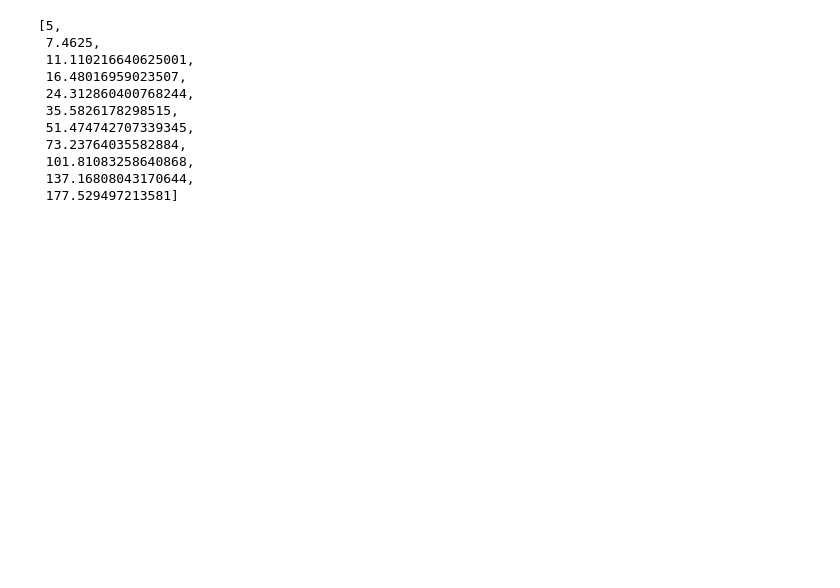
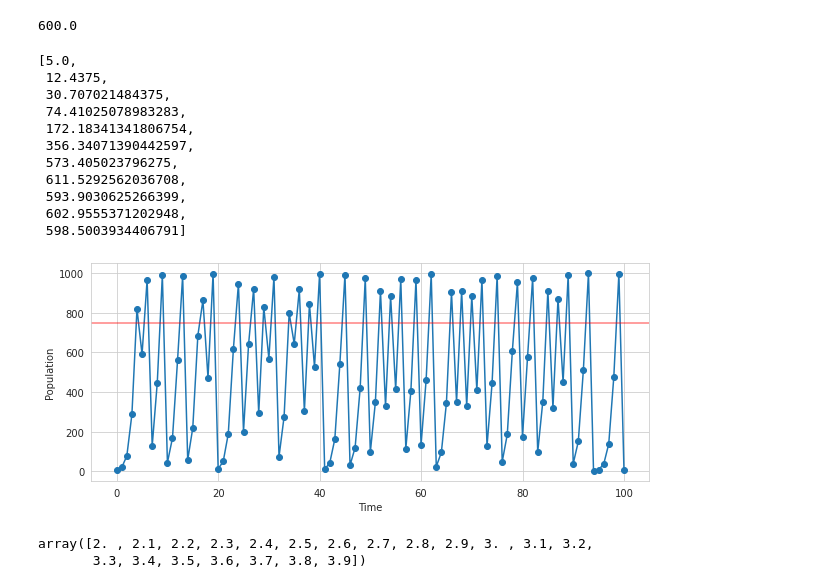
Before and after one commit to MartyWeissman/PythonForMathematics, a Jupyter notebook: Math152_Feb4_2021.ipynb, the cells around one changed output. Saved outputs shown, nothing was run; the diff lists cells and outputs as text; code cells hidden in the pictures; blank space fills up the shorter version.

```diff
--- a/Math152_Feb4_2021.ipynb
+++ b/Math152_Feb4_2021.ipynb
@@ -30,17 +59,21 @@ def log_steps(P_start = 5.0, num_steps=10, c=1.5, K=1000):
+# %%
+equilibrium(c=2.5)
+# %% [output]
+600.0
 # %%
-log_steps(5)
+log_steps(c=2.5)
 # %% [output]
-[5,
- 7.4625,
- 11.110216640625001,
- 16.48016959023507,
- 24.312860400768244,
- 35.5826178298515,
- 51.474742707339345,
- 73.23764035582884,
- 101.81083258640868,
- 137.16808043170644,
- 177.529497213581]
+[5.0,
+ 12.4375,
+ 30.707021484375,
+ 74.41025078983283,
+ 172.18341341806754,
+ 356.34071390442597,
+ 573.405023796275,
+ 611.5292562036708,
+ 593.9030625266399,
+ 602.9555371202948,
+ 598.5003934406791]
 # %%
 import matplotlib.pyplot as plt
 import seaborn as sns
@@ -55 +90,11 @@ def plot_logistic(P_start, num_steps=10, c=1.5, K=1000):
   plt.show()
+# %%
+plot_logistic(5, c=4.0, num_steps=100)
+# %% [output]
+[figure, added]
+# %%
+import numpy as np
+np.arange(2.0,4.0,0.1)
+# %% [output]
+array([2. , 2.1, 2.2, 2.3, 2.4, 2.5, 2.6, 2.7, 2.8, 2.9, 3. , 3.1, 3.2,
+       3.3, 3.4, 3.5, 3.6, 3.7, 3.8, 3.9])
```
Also changed, not shown: parts of 12 cells of this notebook.
